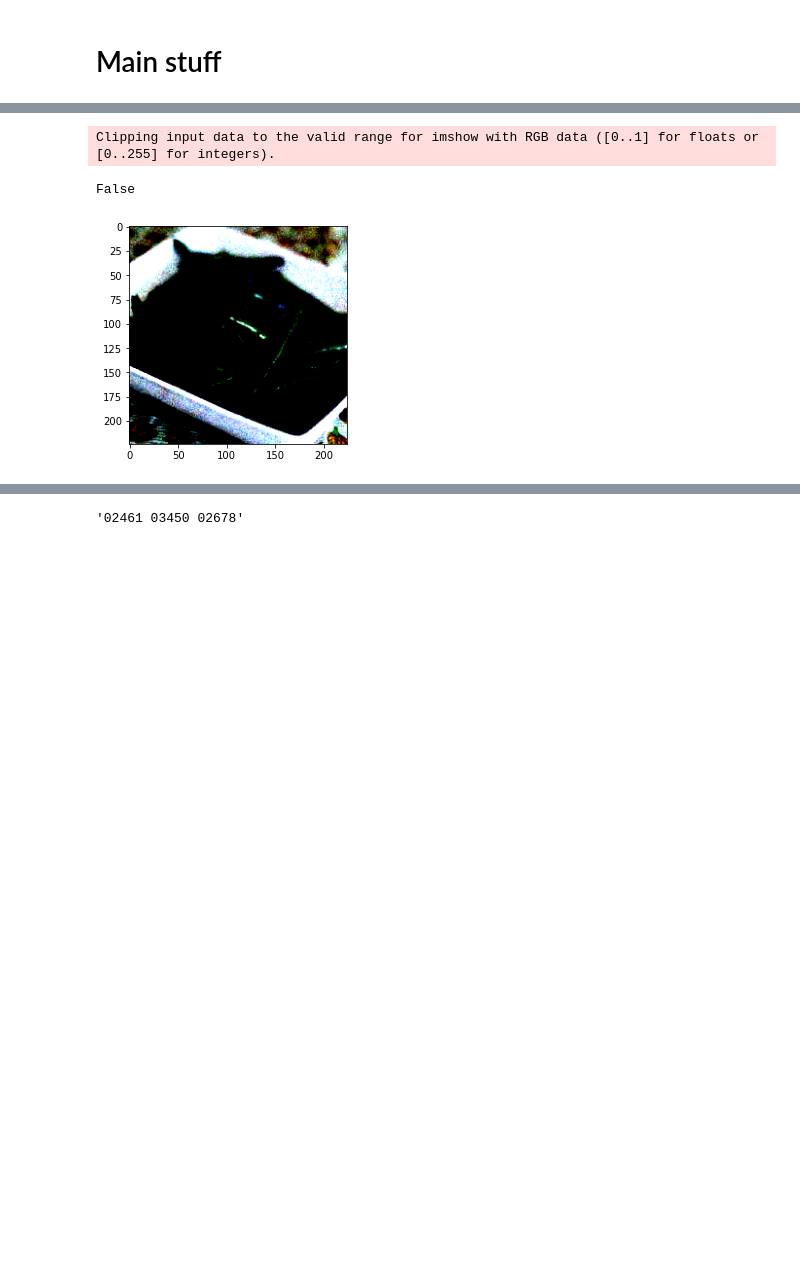
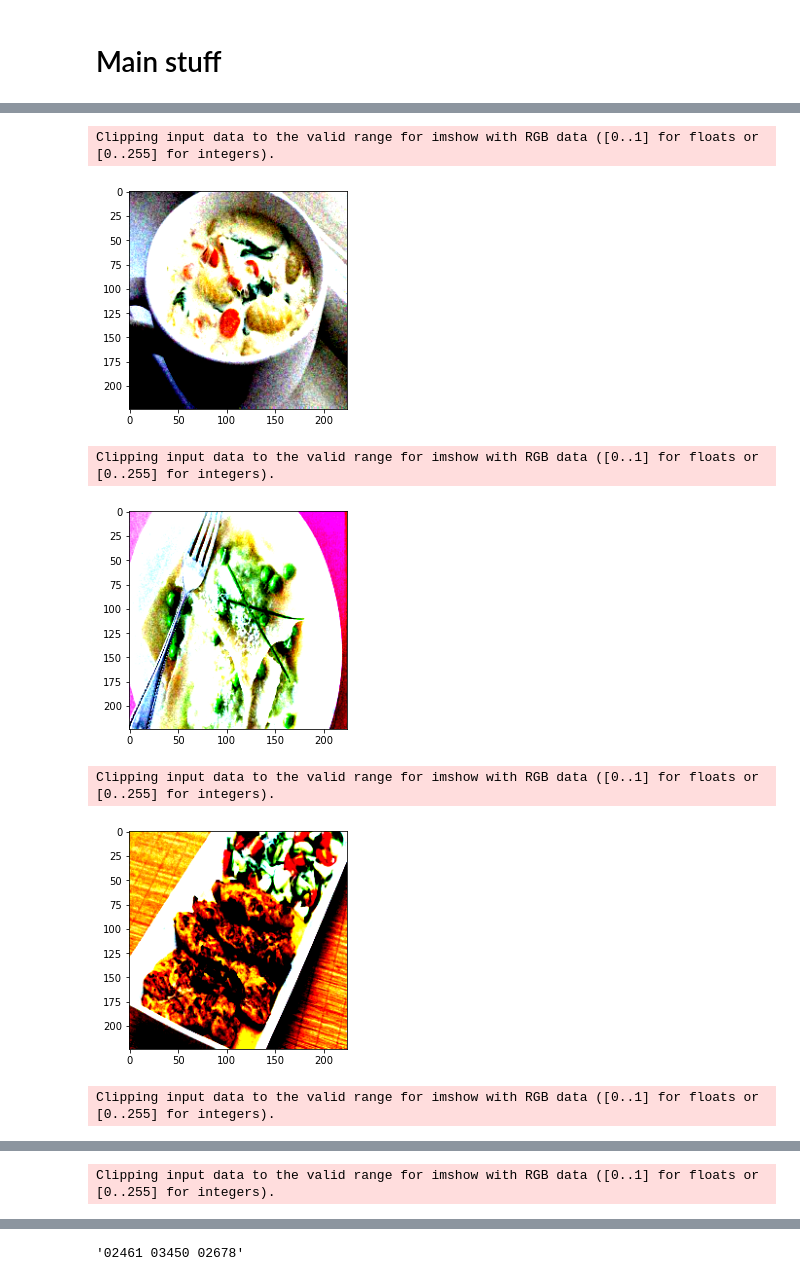
Before and after one commit to Catsgomeowmeow/IML-21, a Jupyter notebook: Task_4/Task4.ipynb, the cells around one changed output, grey strips where cells are left out. Cells and saved outputs as stored; diff of their text form; code cells hidden in the pictures; blank space fills up the shorter version.

```diff
--- a/Task_4/Task4.ipynb
+++ b/Task_4/Task4.ipynb
@@ -67,9 +72,12 @@ learning_rate = 0.001
 test_triplets = pd.read_csv('./task4_be9ai3nsdj/test_triplets.txt',delimiter="\t",header=None)
 train_triplets = pd.read_csv('./task4_be9ai3nsdj/train_triplets.txt',delimiter="\t",header=None)
 # %%
-transform = transforms.Compose([transforms.Resize(255),
-                                transforms.CenterCrop(224),
+transform = transforms.Compose([transforms.Scale((224,224)),
+#                                 transforms.CenterCrop(224),
                                 transforms.ToTensor(),
                                 transforms.Normalize(mean=[0.485, 0.456, 0.406],
                                                      std=[0.229, 0.224, 0.225])])
+
 dataset = datasets.ImageFolder('./task4_be9ai3nsdj/food/',transform = transform)
+# %%
+dataloader = torch.utils.data.DataLoader(dataset, batch_size=20, shuffle=True)
@@ -76,9 +104,19 @@ dataset = datasets.ImageFolder('./task4_be9ai3nsdj/food/',transform = transform)
 # %%
-dataloader = torch.utils.data.DataLoader(dataset, batch_size=32, shuffle=False)
-images, labels = next(iter(dataloader))
-plt.imshow(images[0].permute(1, 2, 0) )
-images.is_cuda
+iterables = iter(dataloader)
+i = 0
+while i < 5:
+
+    images, labels = next(iterables)
+    plt.figure()
+    plt.imshow(images[5].permute(1, 2, 0) )
+    plt.show()
+    i = i+1
+# images.is_cuda
 # %% [output]
 Clipping input data to the valid range for imshow with RGB data ([0..1] for floats or [0..255] for integers).
+[figure, new version]
-False
+Clipping input data to the valid range for imshow with RGB data ([0..1] for floats or [0..255] for integers).
-[figure, old version]
+[figure, added]
+Clipping input data to the valid range for imshow with RGB data ([0..1] for floats or [0..255] for integers).
+[figure, added]
+Clipping input data to the valid range for imshow with RGB data ([0..1] for floats or [0..255] for integers).
@@ -84,0 +124 @@ False
+Clipping input data to the valid range for imshow with RGB data ([0..1] for floats or [0..255] for integers).
```
Also changed, not shown: parts of 11 cells of this notebook, 4 other files.
